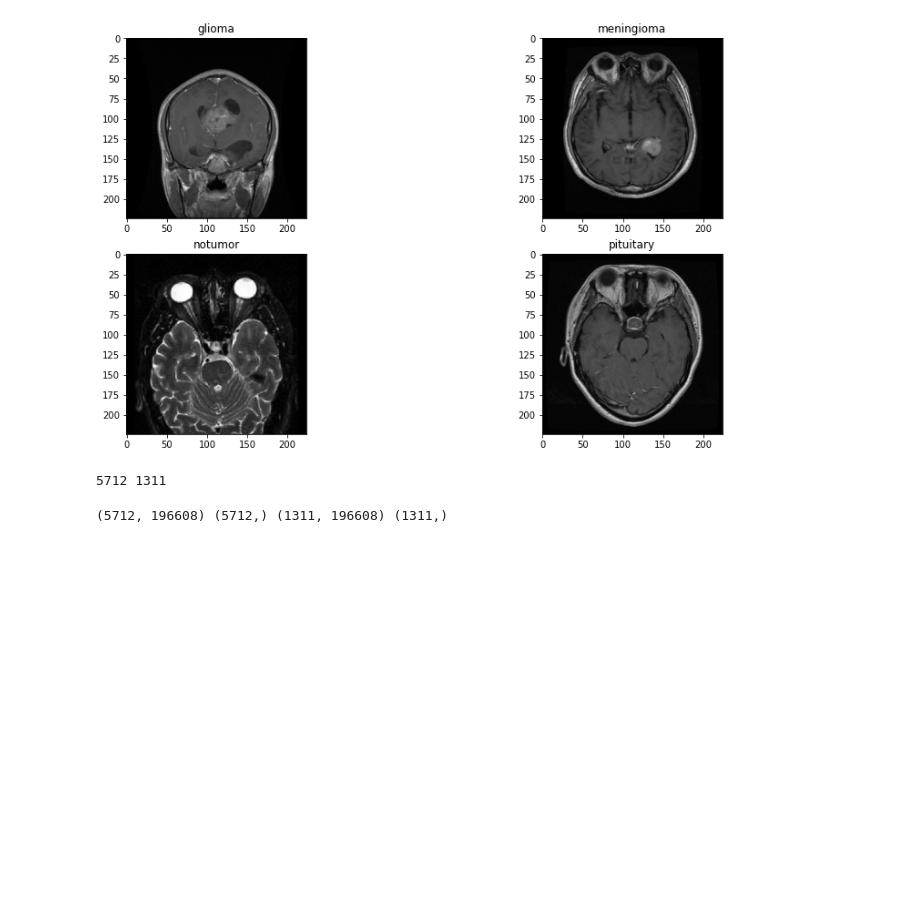
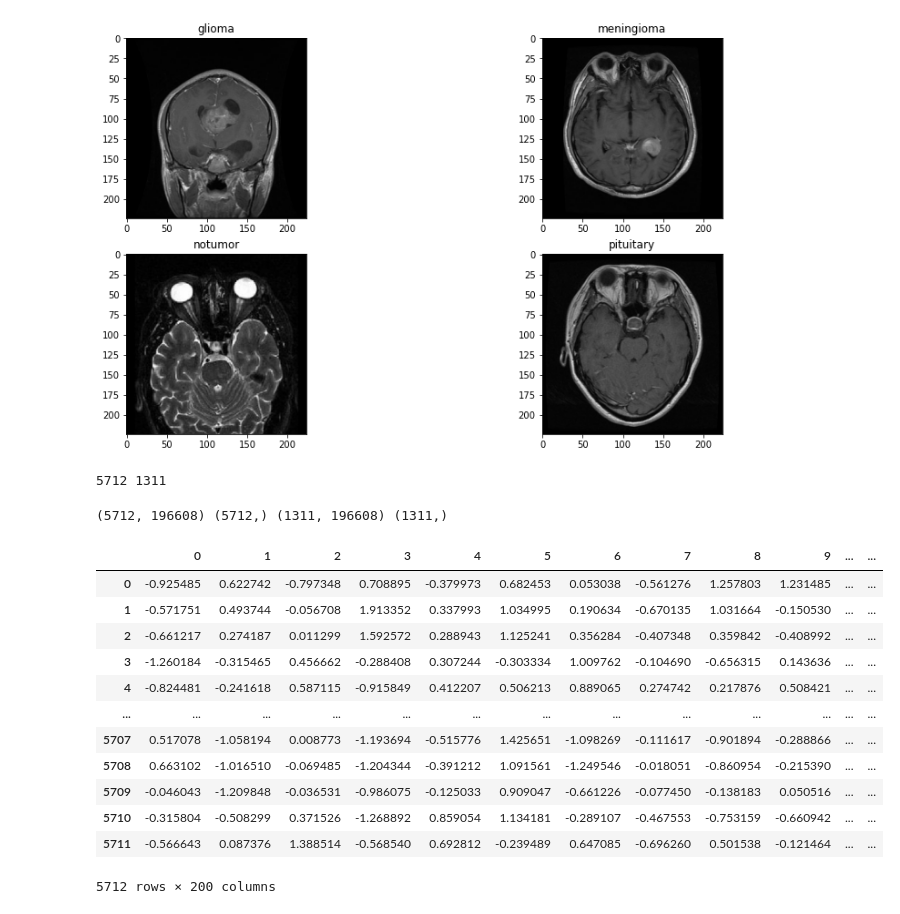
Before and after one commit to VishakhaDixit/ML_Final, a Jupyter notebook: SVM_Test.ipynb, the cells around one changed output. Cells and saved outputs as stored; diff of their text form; code cells hidden in the pictures; blank space fills up the shorter version.

```diff
--- a/SVM_Test.ipynb
+++ b/SVM_Test.ipynb
@@ -65,23 +66,46 @@ print(lenoftraining,lenoftest)
 # %% [output]
 5712 1311
 # %%
-X_train = []
+un_X_train = []
 Y_train = []
-X_test = []
+un_X_test = []
 Y_test = []
 
 for categories_1, label in training_data:
-    X_train.append(categories_1)
+    un_X_train.append(categories_1)
     Y_train.append(label)
 
 for categories_1,label in test_data:
-    X_test.append(categories_1)
+    un_X_test.append(categories_1)
     Y_test.append(label)
 # %%
-X_train = np.array(X_train).reshape(lenoftraining,-1)
+un_X_train = np.array(un_X_train).reshape(lenoftraining,-1)
 Y_train = np.array(Y_train)
-X_test = np.array(X_test).reshape(lenoftest,-1)
+un_X_test = np.array(un_X_test).reshape(lenoftest,-1)
 Y_test = np.array(Y_test)
-print(X_train.shape, Y_train.shape, X_test.shape, Y_test.shape)
+print(un_X_train.shape, Y_train.shape, un_X_test.shape, Y_test.shape)
 # %% [output]
 (5712, 196608) (5712,) (1311, 196608) (1311,)
+# %%
+pca = PCA(n_components = 200)
+X_train = pca.fit_transform(un_X_train)
+X_test = pca.fit_transform(un_X_test)
+# %%
+sc = StandardScaler()
+X_train_sc = sc.fit_transform(X_train)
+X_test_sc = sc.fit_transform(X_test)
+pd.DataFrame(X_train_sc)
+# %% [output]
+|  | 0 | 1 | 2 | 3 | 4 | 5 | 6 | 7 | 8 | 9 | ... | ... |
+| 0 | -0.925485 | 0.622742 | -0.797348 | 0.708895 | -0.379973 | 0.682453 | 0.053038 | -0.561276 | 1.257803 | 1.231485 | ... | ... |
+| 1 | -0.571751 | 0.493744 | -0.056708 | 1.913352 | 0.337993 | 1.034995 | 0.190634 | -0.670135 | 1.031664 | -0.150530 | ... | ... |
+| 2 | -0.661217 | 0.274187 | 0.011299 | 1.592572 | 0.288943 | 1.125241 | 0.356284 | -0.407348 | 0.359842 | -0.408992 | ... | ... |
+| 3 | -1.260184 | -0.315465 | 0.456662 | -0.288408 | 0.307244 | -0.303334 | 1.009762 | -0.104690 | -0.656315 | 0.143636 | ... | ... |
+| 4 | -0.824481 | -0.241618 | 0.587115 | -0.915849 | 0.412207 | 0.506213 | 0.889065 | 0.274742 | 0.217876 | 0.508421 | ... | ... |
+| ... | ... | ... | ... | ... | ... | ... | ... | ... | ... | ... | ... | ... |
+| 5707 | 0.517078 | -1.058194 | 0.008773 | -1.193694 | -0.515776 | 1.425651 | -1.098269 | -0.111617 | -0.901894 | -0.288866 | ... | ... |
+| 5708 | 0.663102 | -1.016510 | -0.069485 | -1.204344 | -0.391212 | 1.091561 | -1.249546 | -0.018051 | -0.860954 | -0.215390 | ... | ... |
+| 5709 | -0.046043 | -1.209848 | -0.036531 | -0.986075 | -0.125033 | 0.909047 | -0.661226 | -0.077450 | -0.138183 | 0.050516 | ... | ... |
+| 5710 | -0.315804 | -0.508299 | 0.371526 | -1.268892 | 0.859054 | 1.134181 | -0.289107 | -0.467553 | -0.753159 | -0.660942 | ... | ... |
+| 5711 | -0.566643 | 0.087376 | 1.388514 | -0.568540 | 0.692812 | -0.239489 | 0.647085 | -0.696260 | 0.501538 | -0.121464 | ... | ... |
+5712 rows × 200 columns
```
Also changed, not shown: parts of 6 cells of this notebook.
